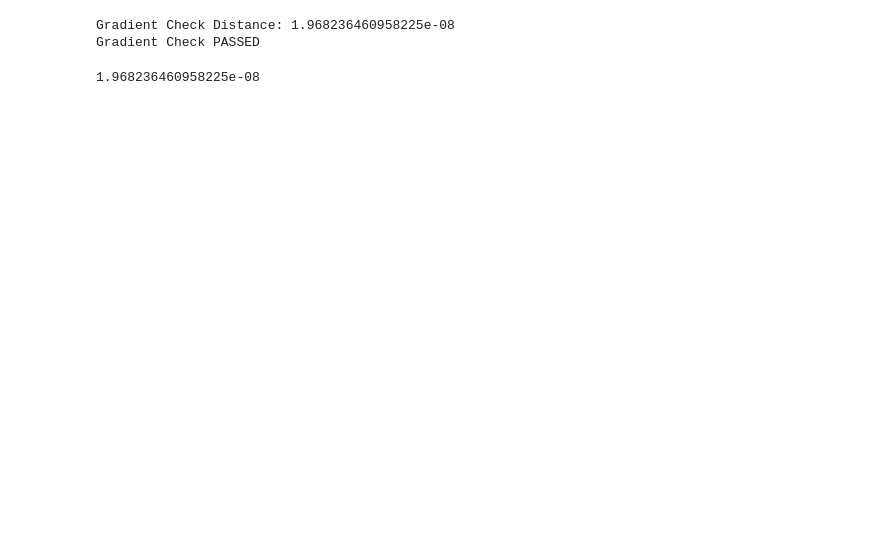
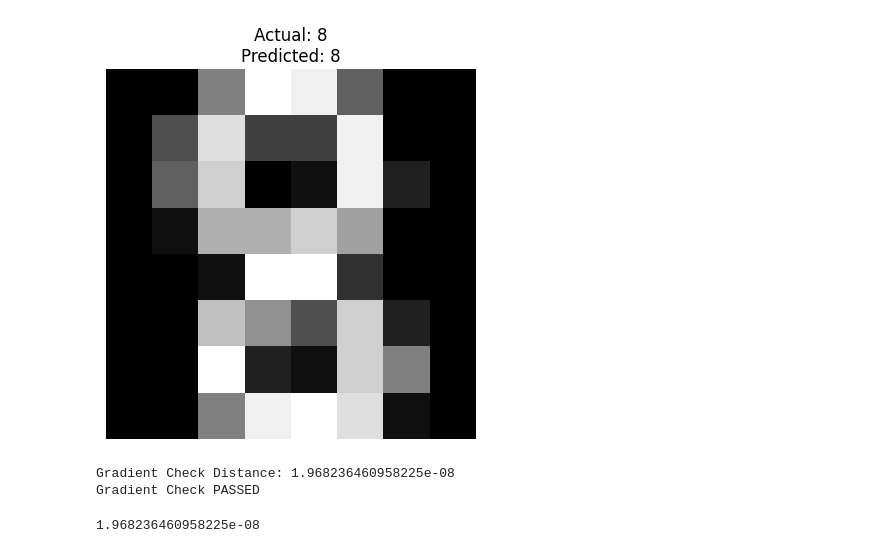
Before and after one commit to pranftw/neograd, a Jupyter notebook: examples/digits.ipynb, the cells around one changed output. Cells and saved outputs as stored; diff of their text form; code cells hidden in the pictures; blank space fills up the shorter version.

```diff
--- a/examples/digits.ipynb
+++ b/examples/digits.ipynb
@@ -117,3 +160,20 @@ Accuracy: 0.9222222222222223
+# %%
+# save figs
+
+import random
+idxs = random.sample(range(0,X_test.shape[0]),10)
+assert list(set(idxs))!=idxs, 'There is repetition'
+for idx in idxs:
+    data = X_test.data[idx]
+    label = y_test.data.astype(int)[idx]
+    predicted = preds[idx]
+    title = f'Actual: {label}\nPredicted: {predicted}'
+    plt.axis('off')
+    plt.title(title)
+    plt.imshow(data, cmap='gray')
+    plt.savefig(f'{idx}.png', bbox_inches='tight')
+# %% [output]
+[figure, added]
 # %%
 # perform gradient check on the model
 grad_check(model, X_train, y_train, loss_fn)
```
Also changed, not shown: parts of 5 cells of this notebook, 1 other file.
